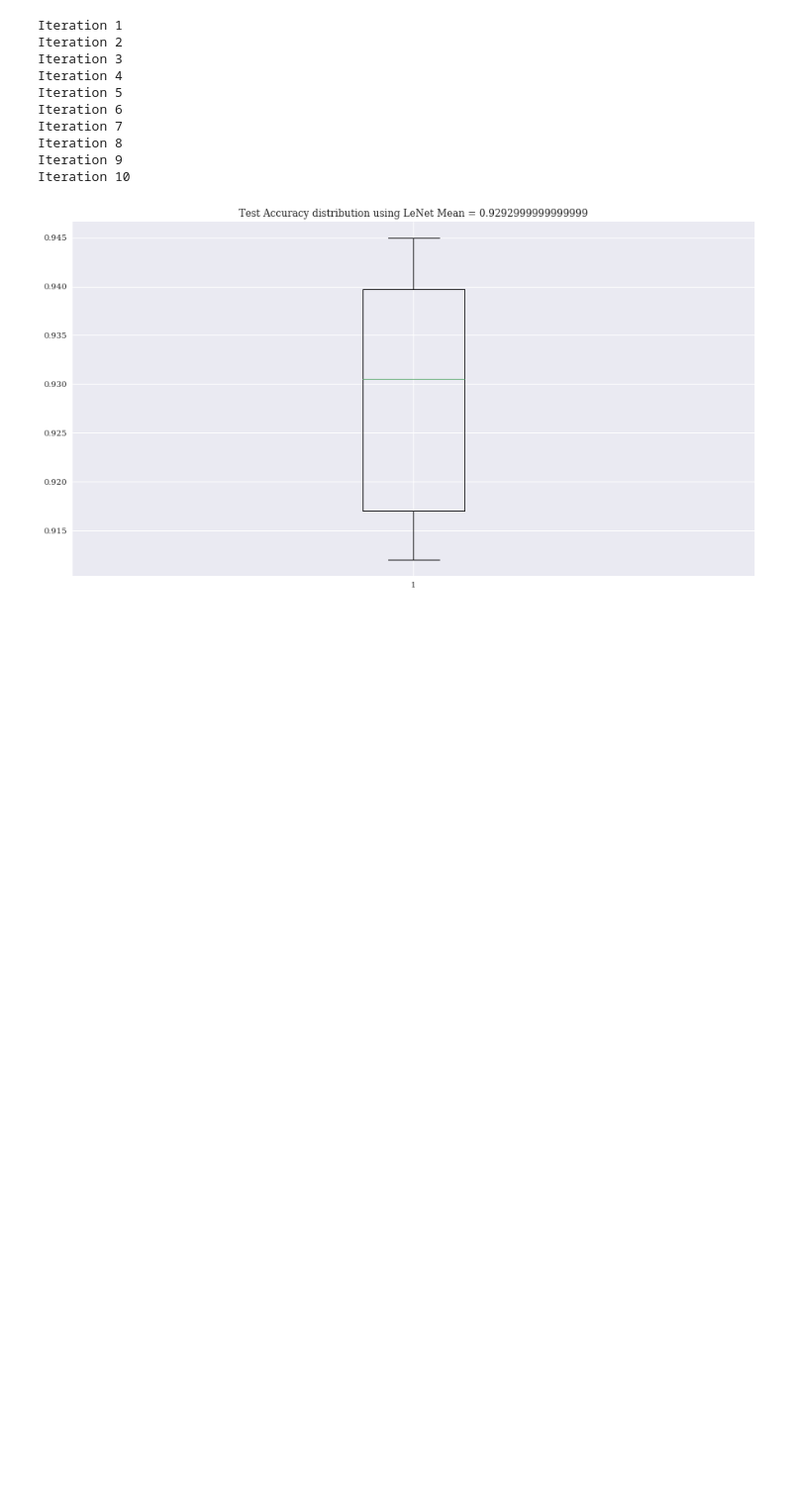
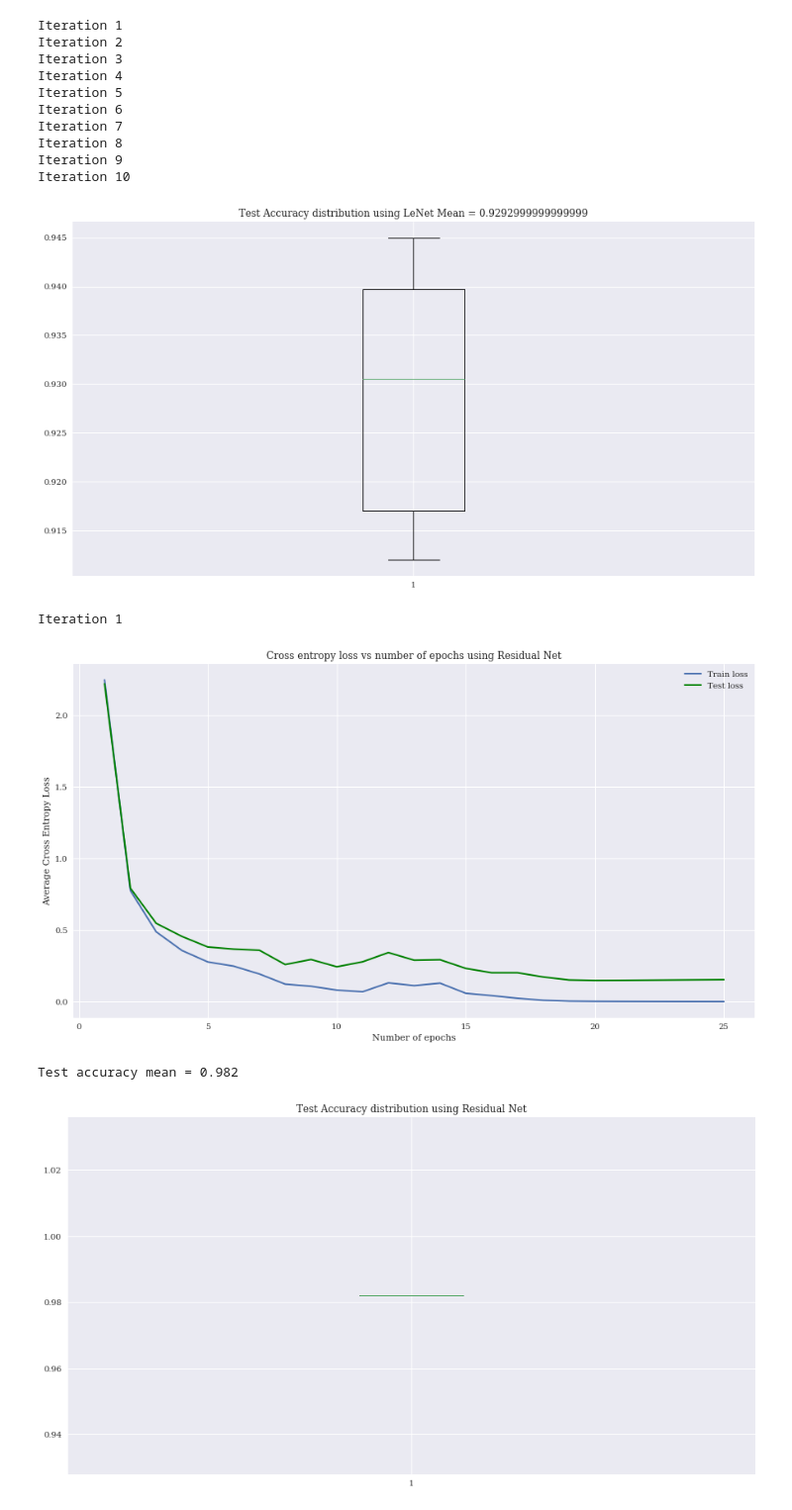
Before and after one commit to rlaraki/Digit_Comparison_MNIST, a Jupyter notebook: mini_project_1/src/test.ipynb, the cells around one changed output. Shown at 99% size. Cells and saved outputs as stored; diff of their text form; code cells hidden in the pictures; blank space fills up the shorter version.

```diff
--- a/mini_project_1/src/test.ipynb
+++ b/mini_project_1/src/test.ipynb
@@ -212,5 +200,10 @@ Iteration 9
 Iteration 10
 [figure]
 # %%
-full_train_test(MODELS.get("ResNet"), NUM_ITER, NUM_EPOCHS, N, BATCH_SIZE, weight_sharing = True,verbose = False)
+full_train_test(MODELS.get("ResNet"), 1, NUM_EPOCHS, N, BATCH_SIZE, weight_sharing = True,verbose = False)
+# %% [output]
+Iteration 1
+[figure, added]
+Test accuracy mean = 0.982
+[figure, added]
 # %%
```
Also changed, not shown: parts of 7 cells of this notebook, 7 other files.
